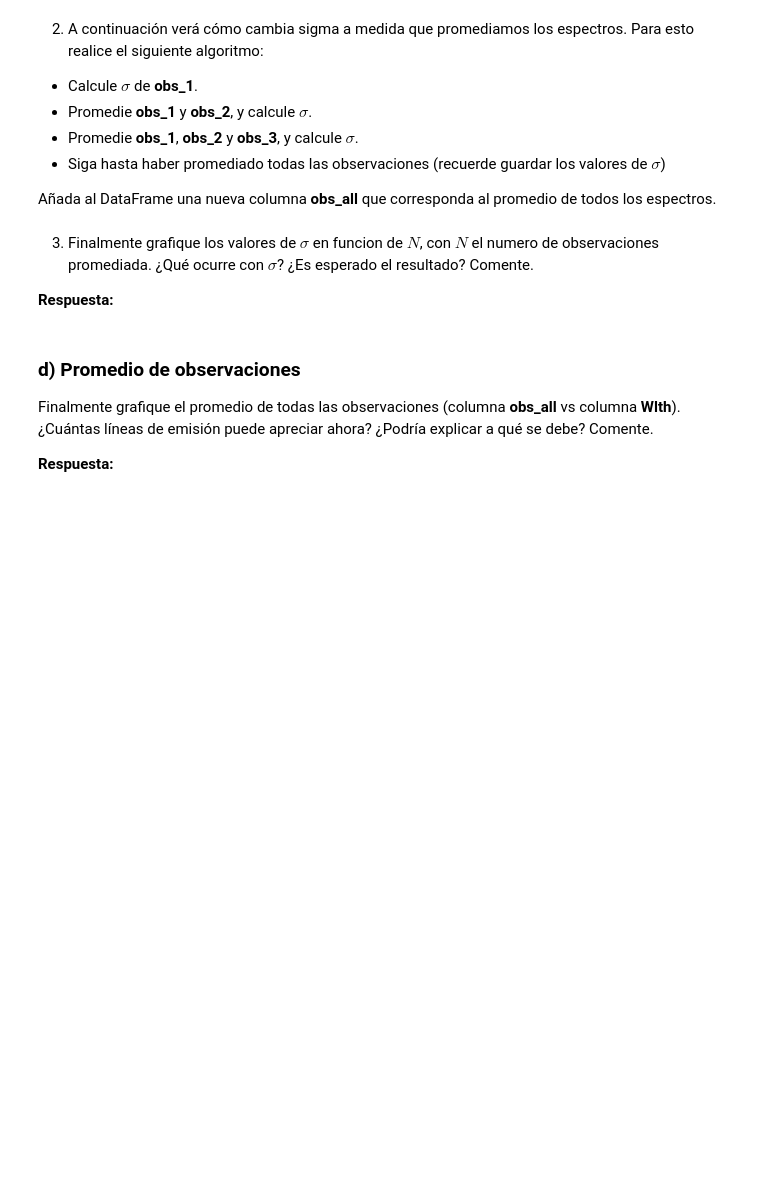
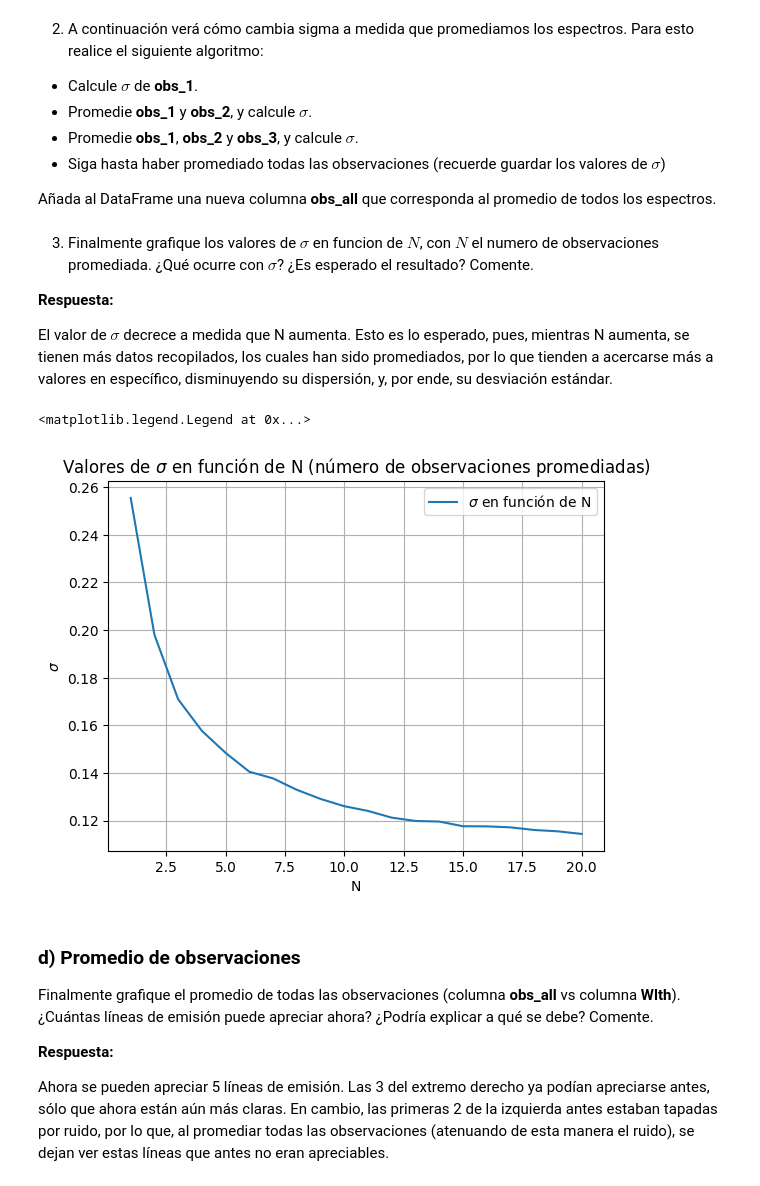
Before and after one commit to aliwen-figueroa/Tarea-2-aliwen-figueroa-, a Jupyter notebook: Tarea2.ipynb, the cells around one changed output. Saved outputs shown, nothing was run; the diff lists cells and outputs as text; code cells hidden in the pictures; blank space fills up the shorter version.

```diff
--- a/Tarea2.ipynb
+++ b/Tarea2.ipynb
@@ -412,9 +394,27 @@ data["obs_all"] = list_obs_prom[19]
  3. Finalmente grafique los valores de $\sigma$ en funcion de $N$, con $N$ el numero de observaciones promediada. ¿Qué ocurre con $\sigma$? ¿Es esperado el resultado? Comente.
 
 **Respuesta:**
+
+El valor de $\sigma$ decrece a medida que N aumenta. Esto es lo esperado, pues, mientras N aumenta, se tienen más datos recopilados, los cuales han sido promediados, por lo que tienden a acercarse más a valores en específico, disminuyendo su dispersión, y, por ende, su desviación estándar.
+# %%
+N = np.arange(1,21)
+
+# gráfico de sigma en función de N
+plt.figure()
+plt.grid(True)
+plt.title("Valores de $\sigma$ en función de N (número de observaciones promediadas)")
+plt.xlabel("N")
+plt.ylabel("$\sigma$")
+plt.plot(N,sigma_values,label="$\sigma$ en función de N")
+plt.legend()
+# %% [output]
+<matplotlib.legend.Legend at 0x...>
+[figure, added]
 # %% [markdown]
 ### d) Promedio de observaciones
 
 Finalmente grafique el promedio de todas las observaciones (columna **obs_all** vs columna **Wlth**). ¿Cuántas líneas de emisión puede apreciar ahora? ¿Podría explicar a qué se debe? Comente.
 
 **Respuesta:**
+
+Ahora se pueden apreciar 5 líneas de emisión. Las 3 del extremo derecho ya podían apreciarse antes, sólo que ahora están aún más claras. En cambio, las primeras 2 de la izquierda antes estaban tapadas por ruido, por lo que, al promediar todas las observaciones (atenuando de esta manera el ruido), se dejan ver estas líneas que antes no eran apreciables.
```
Also changed, not shown: parts of 4 cells of this notebook.
